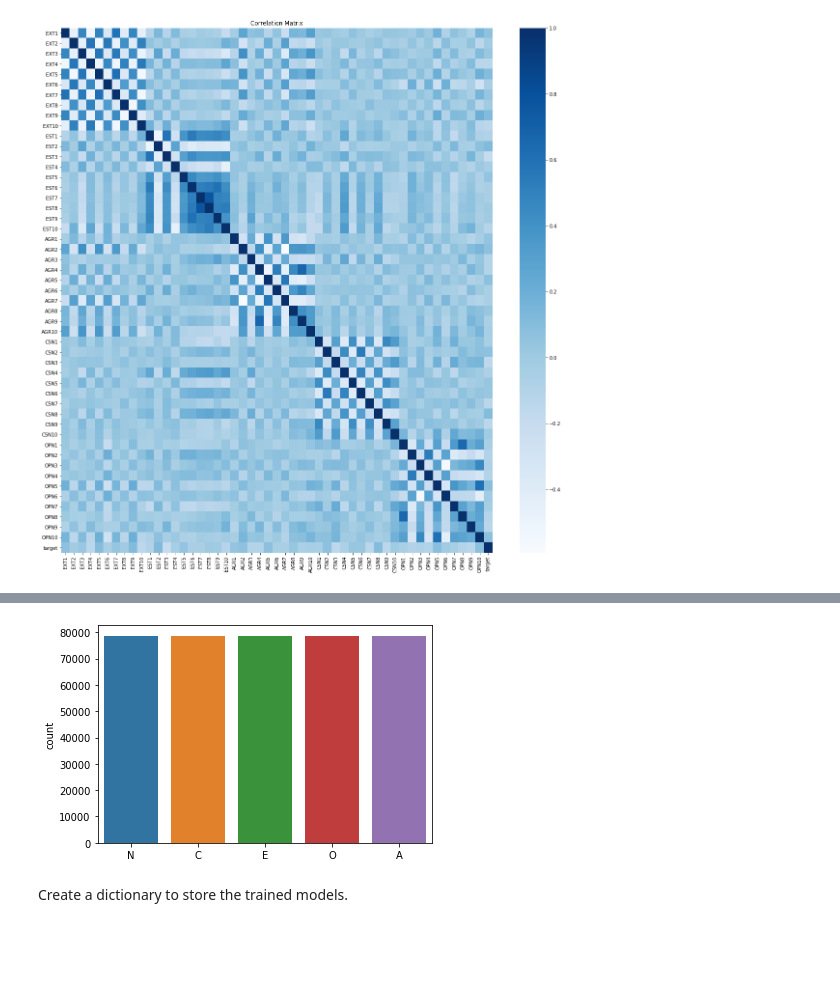
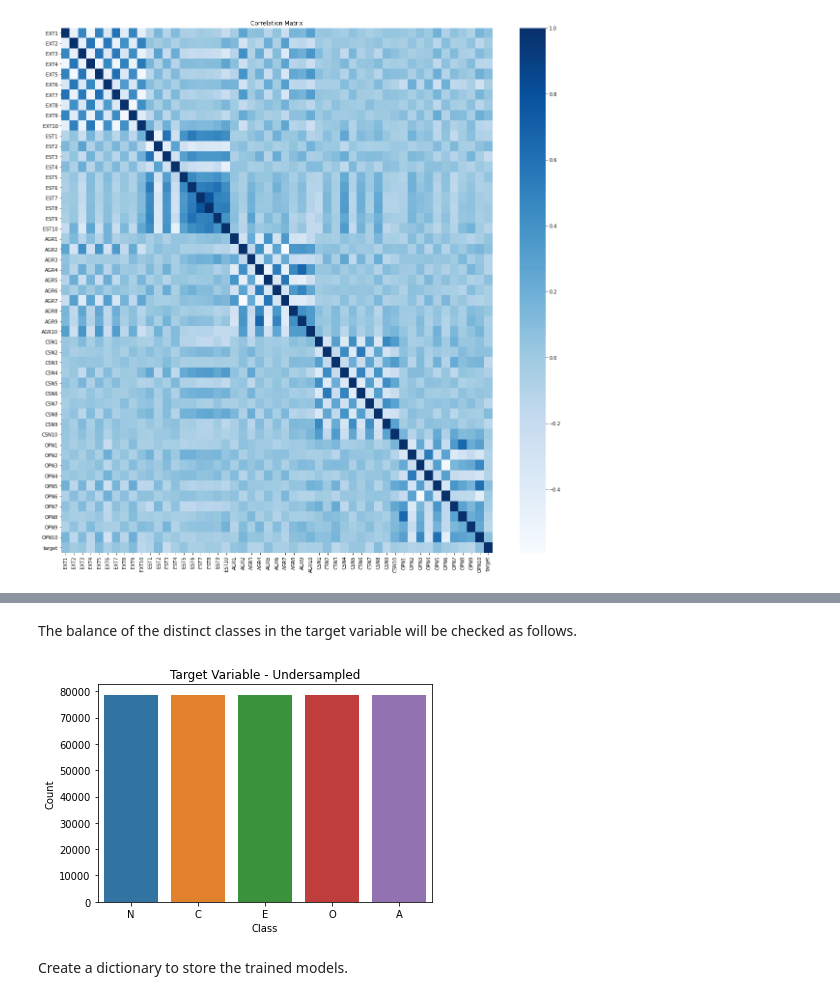
Before and after one commit to UNSpecializationAI/BigFivePersonality, a Jupyter notebook: Big-Five Factor Markers.ipynb, the cells around one changed output, grey strips where cells are left out. Drawn from its saved outputs; the diff is of its cells as text; code cells hidden in the pictures; blank space fills up the shorter version.

Commit message:
Ordered Notebook to follow the schema of the doc, more work on doc

```diff
--- a/Big-Five Factor Markers.ipynb
+++ b/Big-Five Factor Markers.ipynb
@@ -83,7 +200,6 @@ Negative Values and Outliers can be found in time columns, this values will be t
 # %% [markdown]
 ### Missing Values
 # %%
-df.drop(labels= ['id'],axis=1,inplace = True)
 df.replace(to_replace = 0, value = np.nan,inplace = True)
 df.isnull().sum()[df.isnull().sum()>0].to_frame('Nulls %').sort_values(by = 'Nulls %')/len(df)*100
 # %% [output]
@@ -297,0 +312,4 @@ Name: target, dtype: int64
+# %%
+labels = ['id','dateload','screenw','screenh','IPC','testelapse','endelapse',
+          'introelapse','country','lat_appx_lots_of_err','long_appx_lots_of_err']
+df.drop(labels = labels, inplace = True, axis = 1)
@@ -394,8 +446,13 @@ X_train, X_test, y_train, y_test = train_test_split(X_res, y_res, test_size=0.2,
+# %% [markdown]
+The balance of the distinct classes in the target variable will be checked as follows.
 # %%
 sns.countplot(le.inverse_transform(y_res),order = target_classes)
+plt.title('Target Variable - Undersampled')
+plt.xlabel('Class')
+plt.ylabel('Count')
 plt.show()
 # %% [output]
-[figure, old version]
+[figure, new version]
 # %% [markdown]
 Create a dictionary to store the trained models.
 # %%
```
Also changed, not shown: parts of 77 cells of this notebook, 1 other file.
